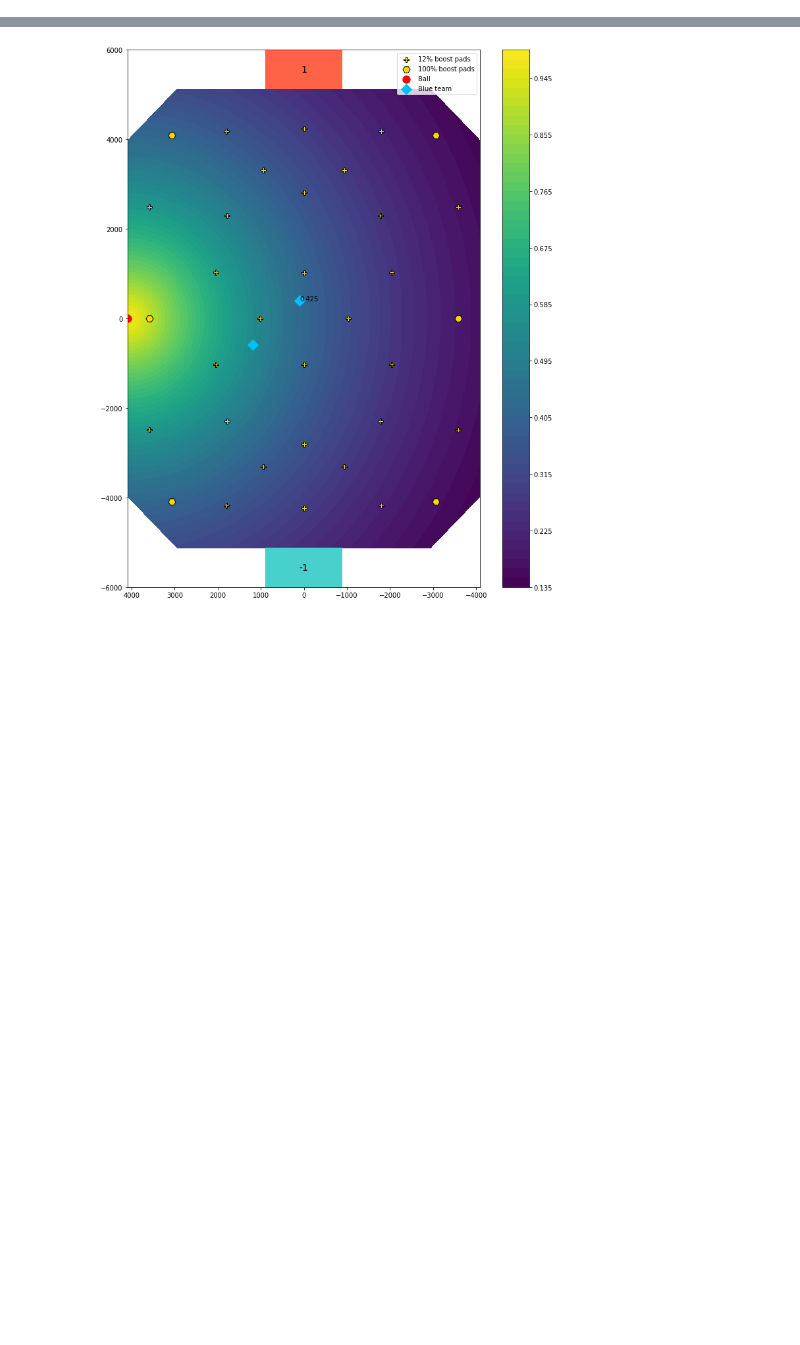
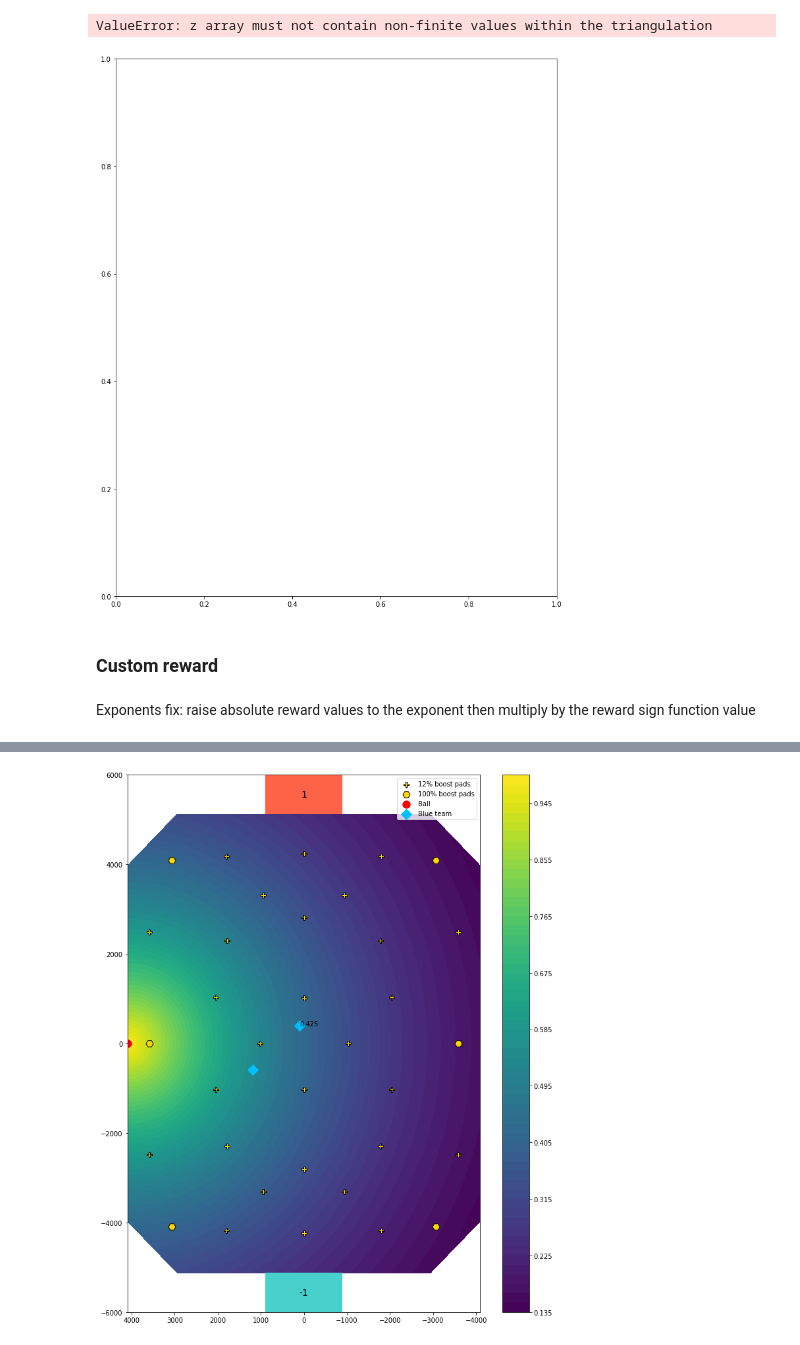
Before and after one commit to Enkhai/lucy-utils, a Jupyter notebook: examples/16_custom_reward_analysis.ipynb, the cells around one changed output, grey strips where cells are left out. Cells and saved outputs as stored; diff of their text form; code cells hidden in the pictures; blank space fills up the shorter version.

```diff
--- a/examples/16_custom_reward_analysis.ipynb
+++ b/examples/16_custom_reward_analysis.ipynb
@@ -29,0 +53,9 @@ NameError: name 'np' is not defined
+# %%
+plotting.arena_contour(ball2goalwall_dist_zs, ball_position, annotate_ball=True)
+# %% [output]
+ValueError: z array must not contain non-finite values within the triangulation
+[figure, added]
+# %% [markdown]
+### Custom reward
+# %% [markdown]
+Exponents fix: raise absolute reward values to the exponent then multiply by the reward sign function value
```
Also changed, not shown: parts of 78 cells of this notebook, 3 other files.
